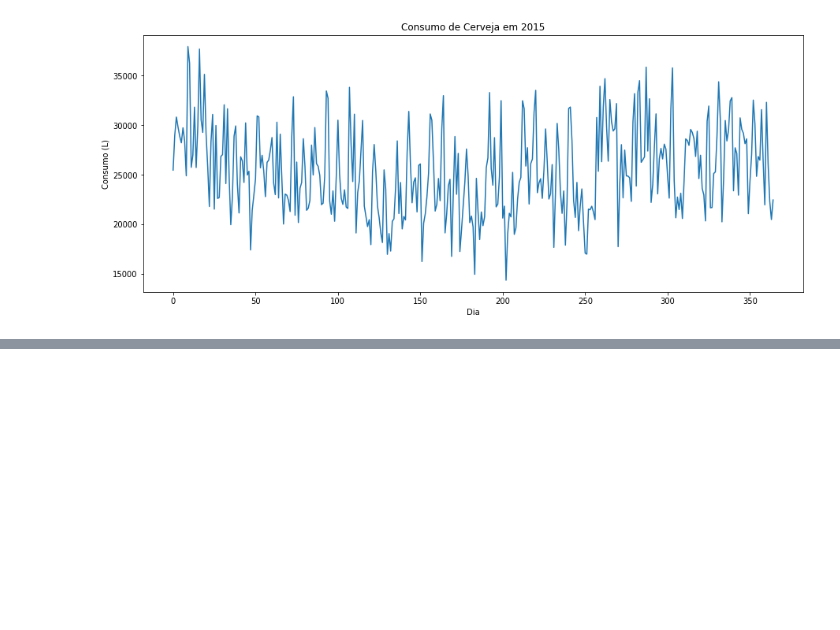
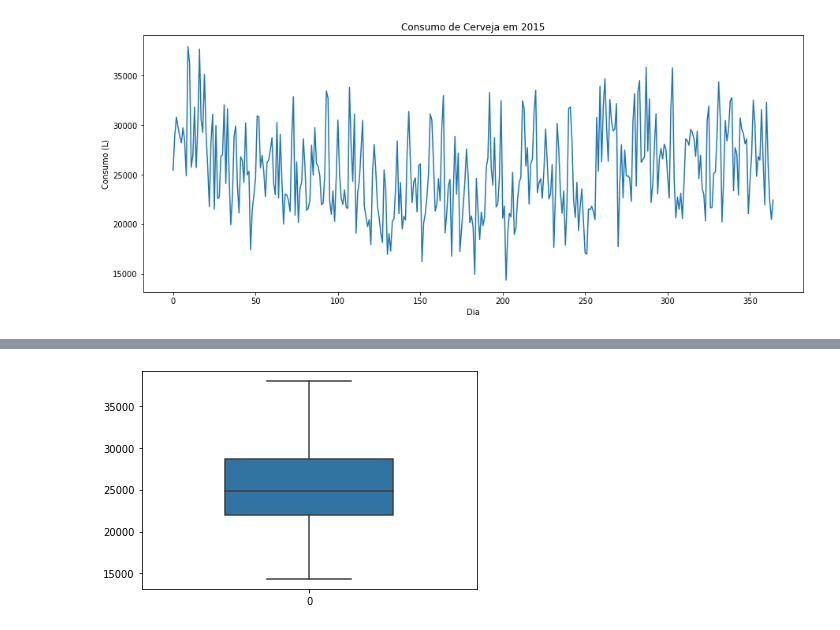
Before and after one commit to douglascdsantos/Regressao-Linear-Testando-Relacoes-e-Prevendo-Resultados, a Jupyter notebook: reg_linear.ipynb, the cells around one changed output, grey strips where cells are left out. Saved outputs shown, nothing was run; the diff lists cells and outputs as text; code cells hidden in the pictures; blank space fills up the shorter version.

```diff
--- a/reg_linear.ipynb
+++ b/reg_linear.ipynb
@@ -74,0 +77,5 @@ rt
+# %%
+import seaborn as sns
+ax = sns.boxplot(data = dados['consumo'], width = 0.5)
+# %% [output]
+[figure, added]
```
Also changed, not shown: parts of 3 cells of this notebook.
